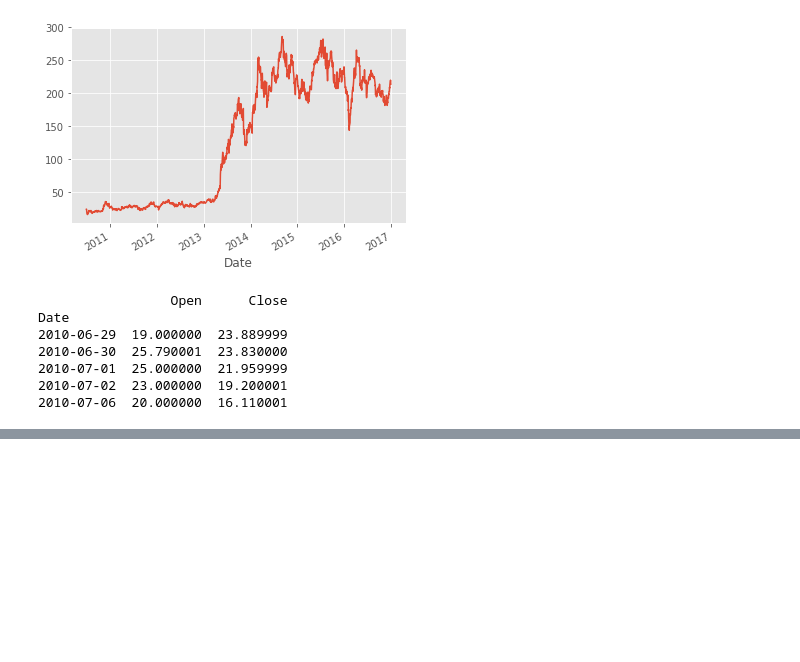
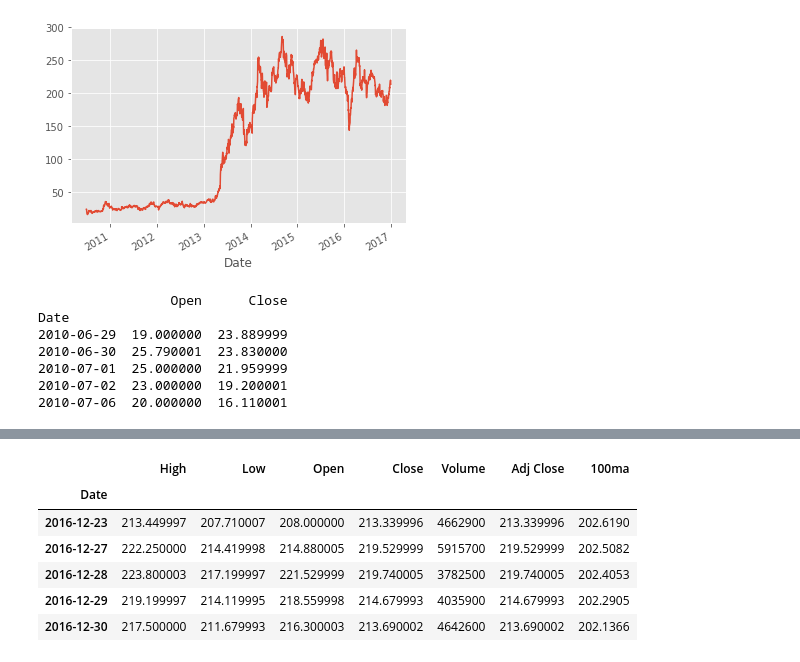
Before and after one commit to ParvYadav/StockMarketPrediction, a Jupyter notebook: Stock Market Prediction.ipynb, the cells around one changed output, grey strips where cells are left out. Cells and saved outputs as stored; diff of their text form; code cells hidden in the pictures; blank space fills up the shorter version.

```diff
--- a/Stock Market Prediction.ipynb
+++ b/Stock Market Prediction.ipynb
@@ -90,0 +109,10 @@ Date
+# %%
+df.tail()
+# %% [output]
+|  | High | Low | Open | Close | Volume | Adj Close | 100ma |
+| Date |  |  |  |  |  |  |  |
+| 2016-12-23 | 213.449997 | 207.710007 | 208.000000 | 213.339996 | 4662900 | 213.339996 | 202.6190 |
+| 2016-12-27 | 222.250000 | 214.419998 | 214.880005 | 219.529999 | 5915700 | 219.529999 | 202.5082 |
+| 2016-12-28 | 223.800003 | 217.199997 | 221.529999 | 219.740005 | 3782500 | 219.740005 | 202.4053 |
+| 2016-12-29 | 219.199997 | 214.119995 | 218.559998 | 214.679993 | 4035900 | 214.679993 | 202.2905 |
+| 2016-12-30 | 217.500000 | 211.679993 | 216.300003 | 213.690002 | 4642600 | 213.690002 | 202.1366 |
```
Also changed, not shown: parts of 9 cells of this notebook.
